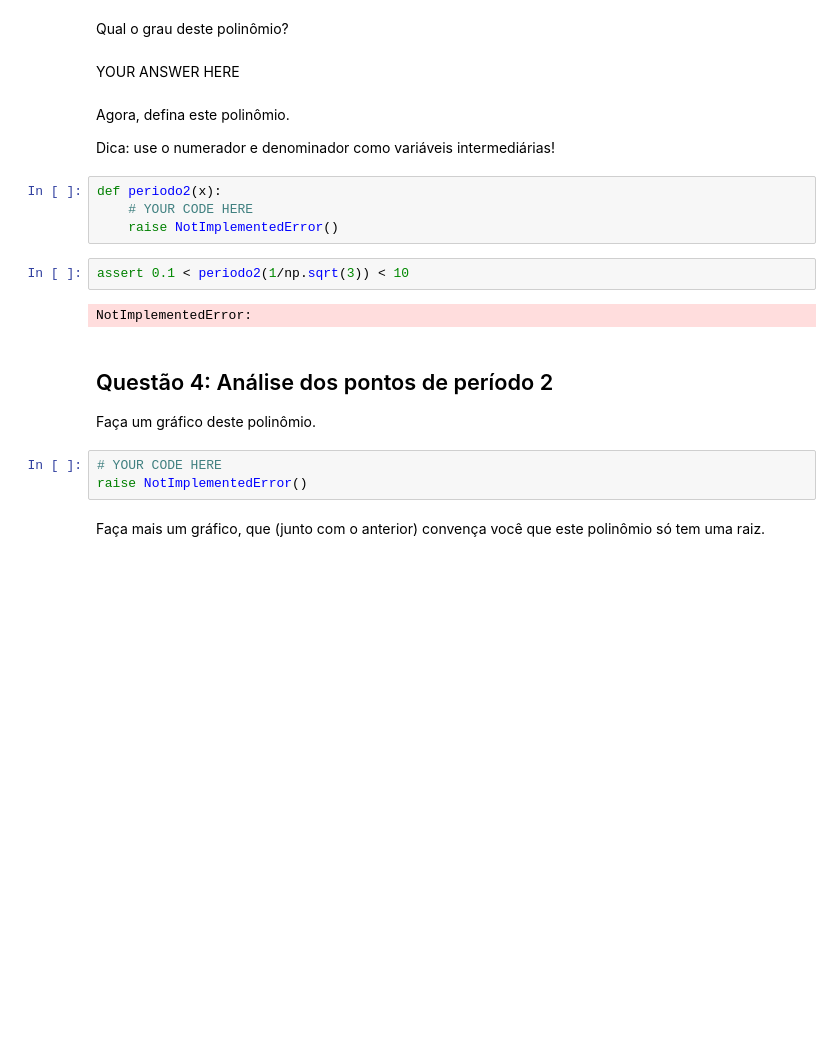
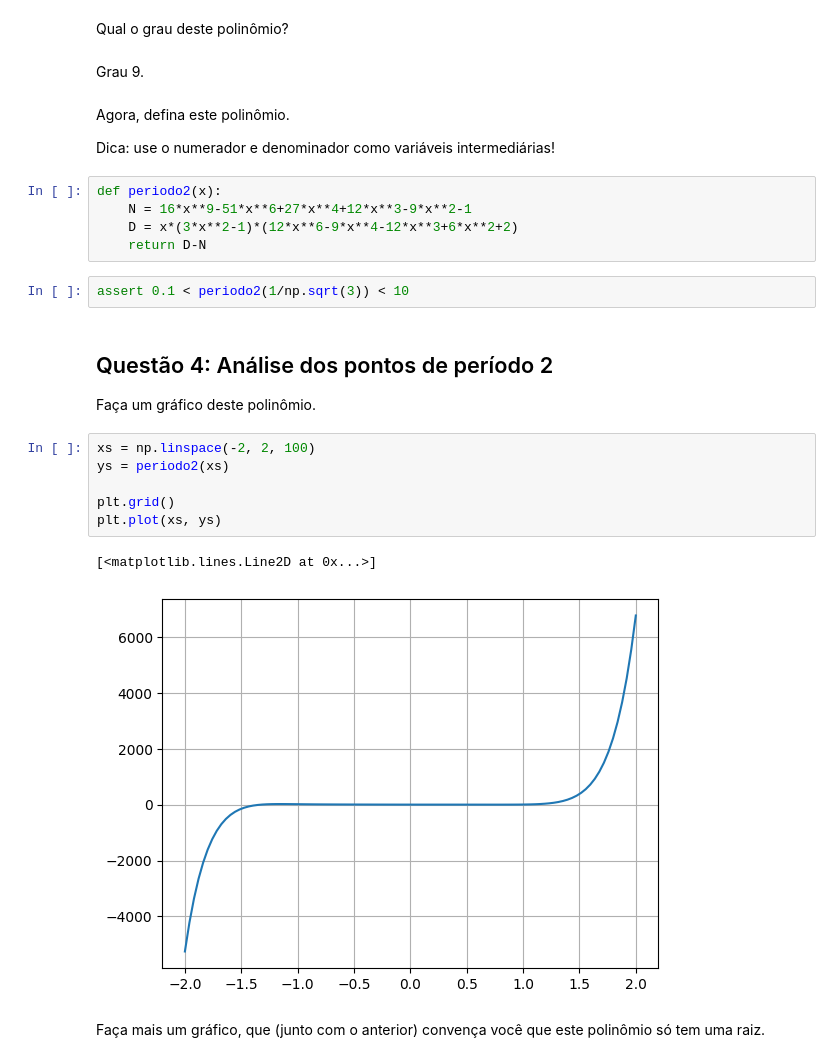
Before and after one commit to storino/sc-mae113, a Jupyter notebook: Teste3.ipynb, the cells around one changed output. Cells and saved outputs as stored; diff of their text form; blank space fills up the shorter version.

```diff
--- a/Teste3.ipynb
+++ b/Teste3.ipynb
@@ -110,26 +118,31 @@ YOUR ANSWER HERE
 # %% [markdown]
 Qual o grau deste polinômio?
 # %% [markdown]
-YOUR ANSWER HERE
+Grau 9.
 # %% [markdown]
 Agora, defina este polinômio.
 
 Dica: use o numerador e denominador como variáveis intermediárias!
 # %%
 def periodo2(x):
-    # YOUR CODE HERE
-    raise NotImplementedError()
+    N = 16*x**9-51*x**6+27*x**4+12*x**3-9*x**2-1
+    D = x*(3*x**2-1)*(12*x**6-9*x**4-12*x**3+6*x**2+2)
+    return D-N
 # %%
 assert 0.1 < periodo2(1/np.sqrt(3)) < 10
-# %% [output]
-NotImplementedError:
 # %% [markdown]
 ## Questão 4: Análise dos pontos de período 2
 
 Faça um gráfico deste polinômio.
 # %%
-# YOUR CODE HERE
-raise NotImplementedError()
+xs = np.linspace(-2, 2, 100)
+ys = periodo2(xs)
+
+plt.grid()
+plt.plot(xs, ys)
+# %% [output]
+[<matplotlib.lines.Line2D at 0x...>]
+[figure, added]
 # %% [markdown]
 Faça mais um gráfico, que (junto com o anterior) convença você que este polinômio só tem uma raiz.
 # %%
```
Also changed, not shown: parts of 9 cells of this notebook.
